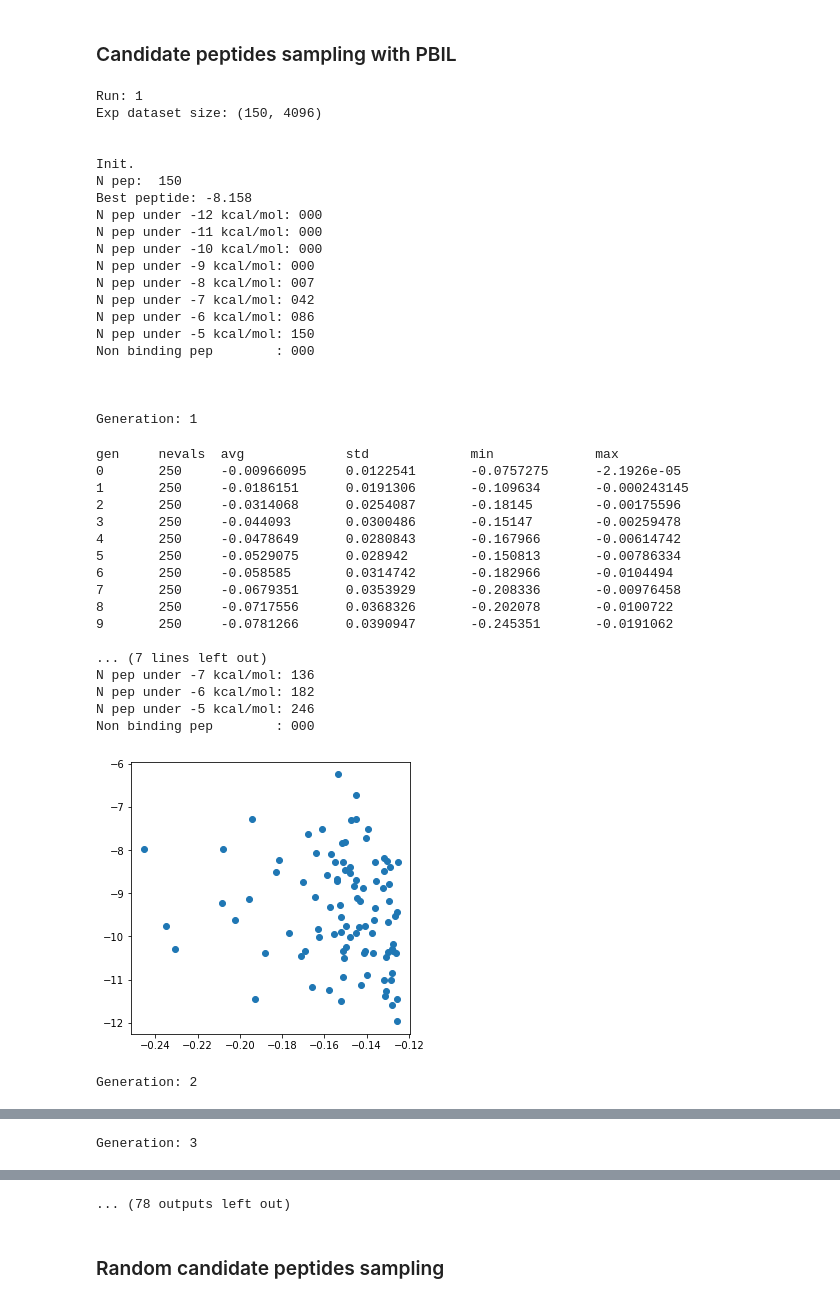
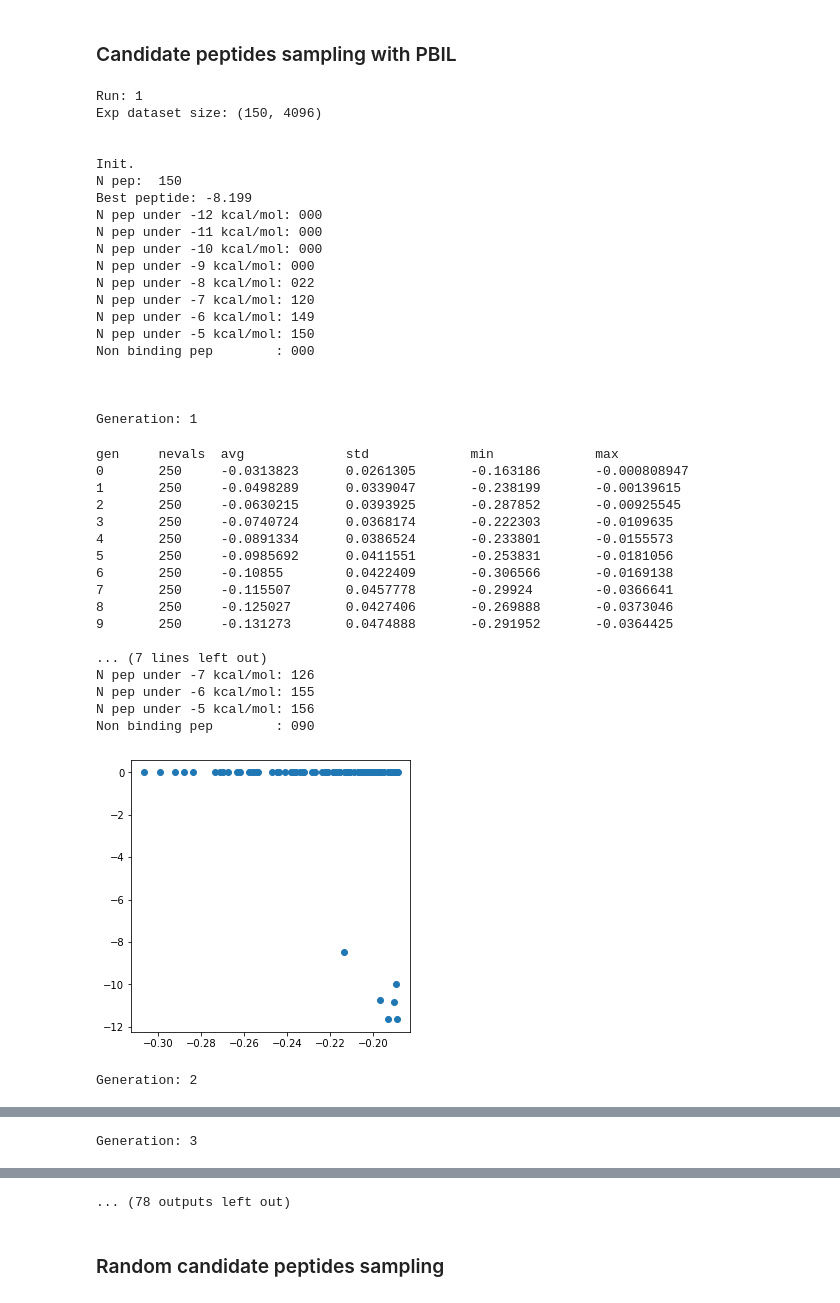
Before and after one commit to jeeberhardt/mobius, a Jupyter notebook: data/helm_ga/Untitled1.ipynb, the cells around one changed output, grey strips where cells are left out. Cells and saved outputs as stored; diff of their text form; code cells hidden in the pictures.

```diff
--- a/data/helm_ga/Untitled1.ipynb
+++ b/data/helm_ga/Untitled1.ipynb
@@ -252,7 +252,10 @@ def predict_peptide_affinity_binding(sequences, pssm, reg, cutoff=-5.0):
         score = 0
 
         for i, aa in enumerate(sequence):
-            score += pssm.loc[aa][i + 1]
+            if pssm.loc[aa][i + 1] >= 0.1:
+                score += 999
+            else:
+                score += pssm.loc[aa][i + 1]
 
         scores.append(score)
 
@@ -273,6 +276,7 @@ def generate_random_peptides(n_peptides, peptide_length, pssm, reg, energy_bound
         if energy_bounds[0] <= s <= energy_bounds[1]:
             random_peptides.append(p)
             random_peptide_scores.append(s)
+            print(len(random_peptides))
 
         if len(random_peptides) == n_peptides:
             break
@@ -303,0 +310,11 @@ class AcqScoring:
+# %%
+n_peptides = 150
+peptide_length = 9
+energy_bounds = [-8.2, -5] # about between 1 and 250 uM
+energy_cutoff = -5 # around 250 uM
+
+# Generate random peptides
+random_peptides, random_peptide_scores = generate_random_peptides(n_peptides, peptide_length, pssm, reg, energy_bounds, energy_cutoff)
+
+print(random_peptides)
+print(random_peptide_scores)
@@ -422,17 +457,8 @@ def find_next_candidates(scorer, greater_is_better=True):
 pbil_candidate_fps = []
 pbil_candidate_y = []
 
-n_peptides = 150
-peptide_length = 9
-energy_bounds = [-8.2, -5] # about between 1 and 250 uM
-energy_cutoff = -5 # around 250 uM
-
 for i in range(10):
     print('Run: %s' % (i + 1))
-
-    # Generate random peptides
-    random_peptides, random_peptide_scores = generate_random_peptides(n_peptides, peptide_length, pssm, reg,
-                                                                      energy_bounds, energy_cutoff)
 
     # Compute the MAP4 fingerprint for all the peptides
     X_fps_exp = map4_fingerprint(random_peptides)
@@ -480,51 +506,51 @@ for i in range(10):
 
         print('\n\n')
 
 
     pbil_candidate_fps.append(X_fps_exp.detach().numpy())
     pbil_candidate_y.append(y_exp.detach().numpy())
 
 
 pbil_candidate_fps = np.array(pbil_candidate_fps)
 pbil_candidate_y = np.array(pbil_candidate_y)
 # %% [output]
 Run: 1
 Exp dataset size: (150, 4096)
 
 
 Init.
 N pep:  150
-Best peptide: -8.158
+Best peptide: -8.199
 N pep under -12 kcal/mol: 000
 N pep under -11 kcal/mol: 000
 N pep under -10 kcal/mol: 000
 N pep under -9 kcal/mol: 000
-N pep under -8 kcal/mol: 007
-N pep under -7 kcal/mol: 042
-N pep under -6 kcal/mol: 086
+N pep under -8 kcal/mol: 022
+N pep under -7 kcal/mol: 120
+N pep under -6 kcal/mol: 149
 N pep under -5 kcal/mol: 150
 Non binding pep        : 000
 
 
 
 Generation: 1
 gen     nevals  avg             std             min             max
-0       250     -0.00966095     0.0122541       -0.0757275      -2.1926e-05
-1       250     -0.0186151      0.0191306       -0.109634       -0.000243145
-2       250     -0.0314068      0.0254087       -0.18145        -0.00175596
-3       250     -0.044093       0.0300486       -0.15147        -0.00259478
-4       250     -0.0478649      0.0280843       -0.167966       -0.00614742
-5       250     -0.0529075      0.028942        -0.150813       -0.00786334
-6       250     -0.058585       0.0314742       -0.182966       -0.0104494
-7       250     -0.0679351      0.0353929       -0.208336       -0.00976458
-8       250     -0.0717556      0.0368326       -0.202078       -0.0100722
-9       250     -0.0781266      0.0390947       -0.245351       -0.0191062
+0       250     -0.0313823      0.0261305       -0.163186       -0.000808947
+1       250     -0.0498289      0.0339047       -0.238199       -0.00139615
+2       250     -0.0630215      0.0393925       -0.287852       -0.00925545
+3       250     -0.0740724      0.0368174       -0.222303       -0.0109635
+4       250     -0.0891334      0.0386524       -0.233801       -0.0155573
+5       250     -0.0985692      0.0411551       -0.253831       -0.0181056
+6       250     -0.10855        0.0422409       -0.306566       -0.0169138
+7       250     -0.115507       0.0457778       -0.29924        -0.0366641
+8       250     -0.125027       0.0427406       -0.269888       -0.0373046
+9       250     -0.131273       0.0474888       -0.291952       -0.0364425
 
 ... (7 lines left out)
-N pep under -7 kcal/mol: 136
-N pep under -6 kcal/mol: 182
-N pep under -5 kcal/mol: 246
-Non binding pep        : 000
+N pep under -7 kcal/mol: 126
+N pep under -6 kcal/mol: 155
+N pep under -5 kcal/mol: 156
+Non binding pep        : 090
-[figure, old version]
+[figure, new version]
 Generation: 2
 gen     nevals  avg             std             min             max
```
Also changed, not shown: parts of 9 cells of this notebook, 2 other files.
